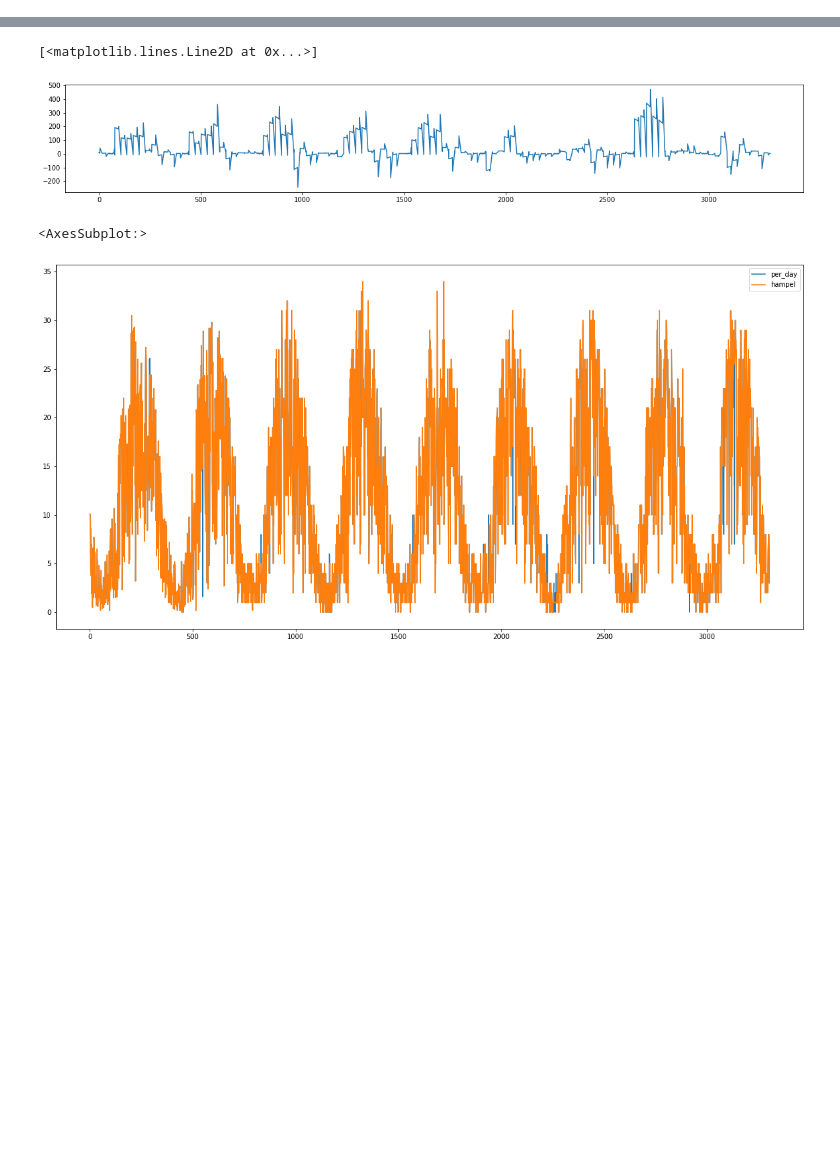
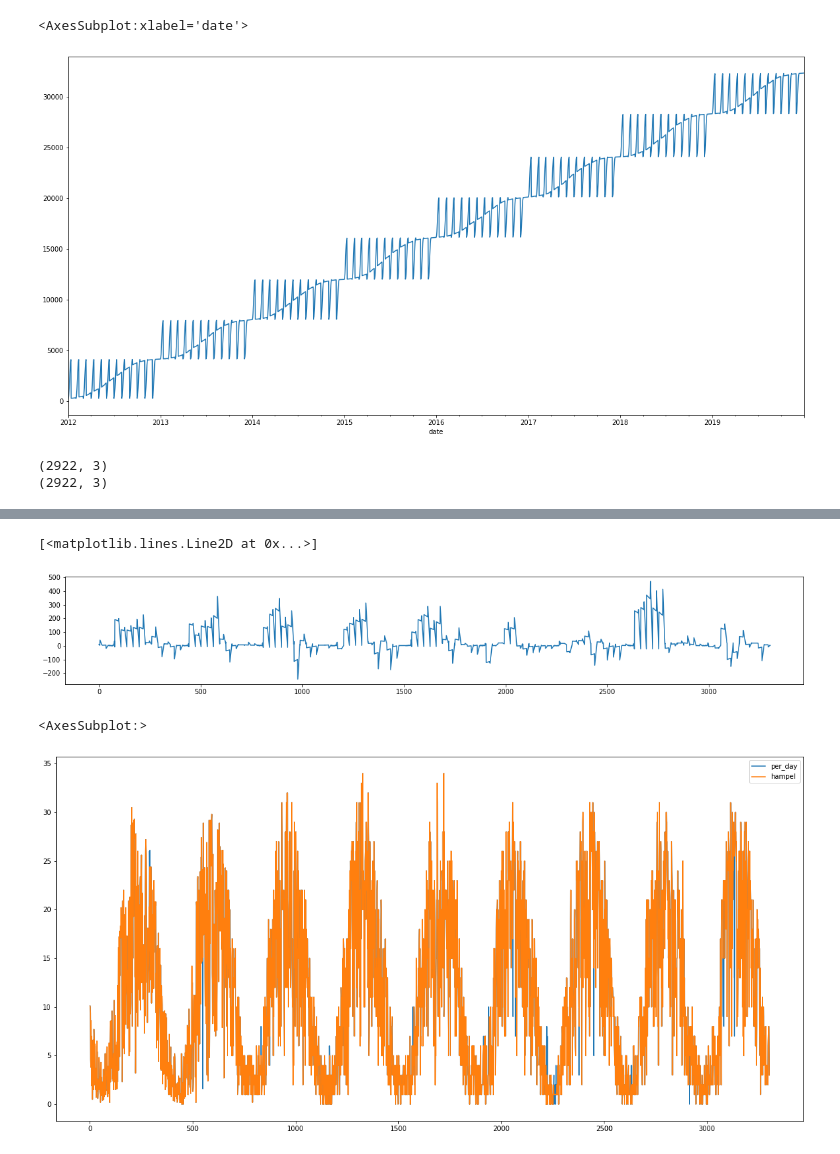
Before and after one commit to NiBa97/Solarpower-LSTM, a Jupyter notebook: daily-power-production-of-solar-panels/explore.ipynb, the cells around one changed output, grey strips where cells are left out. Cells and saved outputs as stored; diff of their text form; code cells hidden in the pictures; blank space fills up the shorter version.

```diff
--- a/daily-power-production-of-solar-panels/explore.ipynb
+++ b/daily-power-production-of-solar-panels/explore.ipynb
@@ -22,0 +43,13 @@ pandas.core.series.Series
+# %%
+df.sort_values("date",inplace=True)
+df.set_index("date", inplace=True, drop=True)
+df["Cumulative_solar_power"].plot(figsize=(20,10))
+# %% [output]
+<AxesSubplot:xlabel='date'>
+[figure, added]
+# %%
+print(df.shape)
+print(df.resample("1d").mean().shape)
+# %% [output]
+(2922, 3)
+(2922, 3)
```
Also changed, not shown: parts of 12 cells of this notebook, 2 other files.
